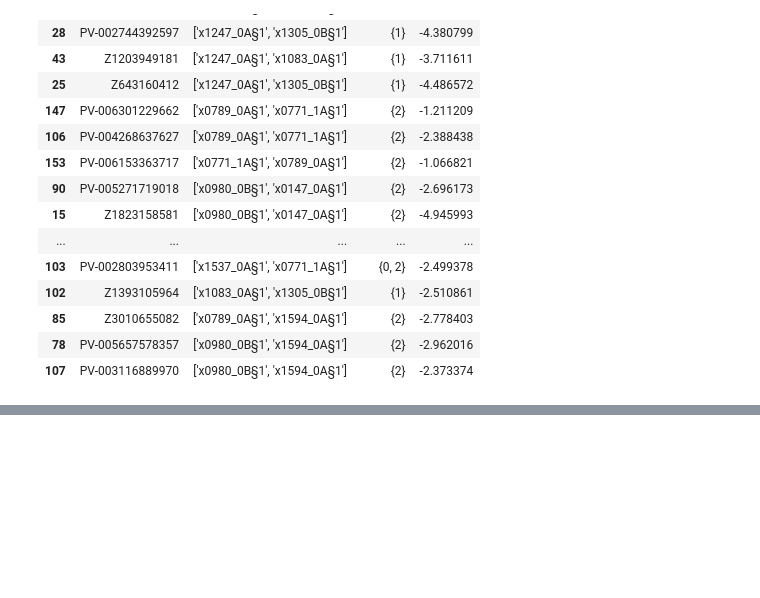
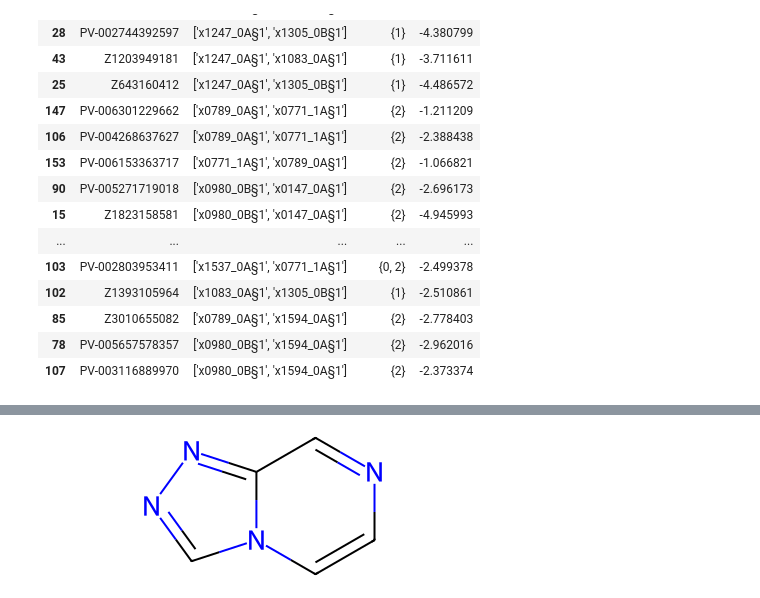
Before and after one commit to matteoferla/EV-D68-3C-protease, a Jupyter notebook: 02_hit-prep/hit_investigation.ipynb, the cells around one changed output, grey strips where cells are left out. Drawn from its saved outputs; the diff is of its cells as text; code cells hidden in the pictures; blank space fills up the shorter version.

```diff
--- a/02_hit-prep/hit_investigation.ipynb
+++ b/02_hit-prep/hit_investigation.ipynb
@@ -667,0 +678,10 @@ Draw.MolsToGridImage(x, legends=['x1604', 'x0771', 'x1498'])
+# %%
+#Chem.MolFromSmiles(Chem.MolToSmiles(hitdex['x0980L0BP1']))
+
+# x0789L0AP1
+# x1498L0AP1
+# x1537_0A_1
+
+Chem.MolFromSmiles(Chem.MolToSmiles(hitdex['x0147L0AP1']))
+# %% [output]
+[figure, added]
```
Also changed, not shown: parts of 22 cells of this notebook, 14 other files.
